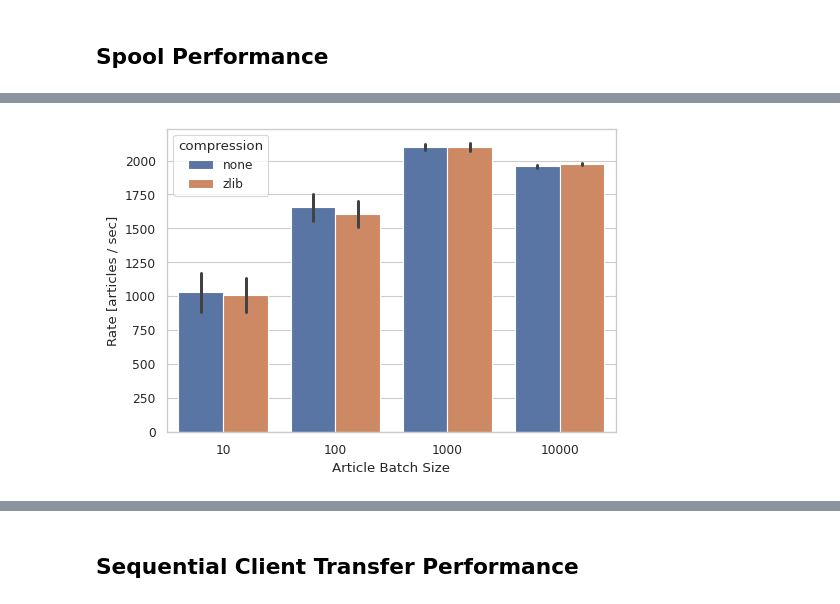
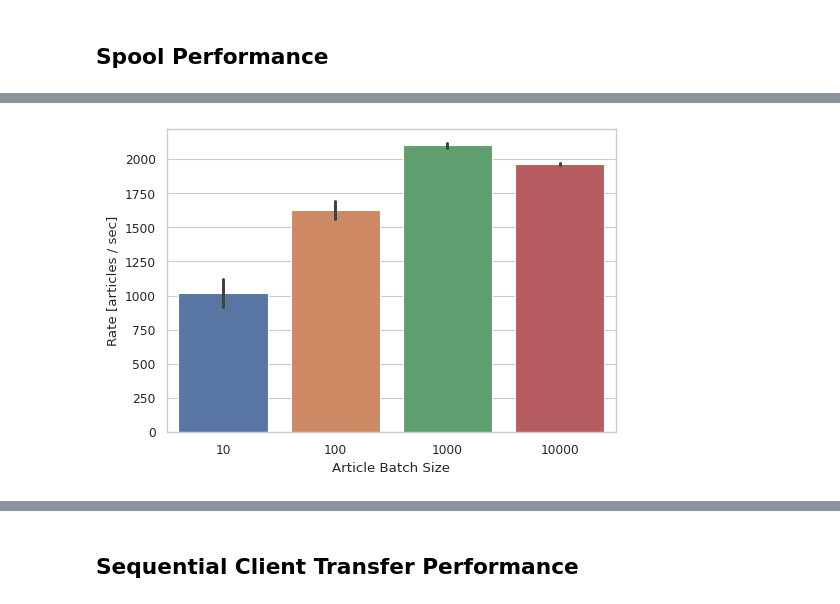
Before and after one commit to teschmitt/monntpy-lab, a Jupyter notebook: EvalPerformance.ipynb, the cells around one changed output, grey strips where cells are left out. Saved outputs shown, nothing was run; the diff lists cells and outputs as text; code cells hidden in the pictures.

```diff
--- a/EvalPerformance.ipynb
+++ b/EvalPerformance.ipynb
@@ -25,3 +31,8 @@ def make_table(df):
+# %%
+def get_runs(df, sr):
+    if sr == "none" or sr == "zlib":
+        return df[df["compression"] == sr]
+    return df
 # %% [markdown]
 ## Ingestion Performance
 # %%
@@ -77,13 +90,14 @@ table_monntpy_spool
 # %%
-df_dtnd_spool = pd.read_csv(dtnd_spool_stats, sep=";")
+show_runs_dtnd_spool = "all"
+df_dtnd_spool = get_runs(pd.read_csv(dtnd_spool_stats, sep=";"), show_runs_dtnd_spool)
 
-g = sns.barplot(data=df_dtnd_spool, x="num_articles", y="rate", hue="compression")
+g = sns.barplot(data=df_dtnd_spool, x="num_articles", y="rate", hue="compression" if show_runs_dtnd_spool == "sep" else None)
 # g = sns.barplot(data=df_dtnd_spool[df_dtnd_spool["compression"] == "none"], x="num_articles", y="rate")
 _ = g.set(xlabel='Article Batch Size', ylabel='Rate [articles / sec]')
 
-# plt.savefig("figures/ch6_eval_dtnd_spool.pdf")
+# plt.savefig("ch6_eval_dtnd_spool.pdf")
 # %% [output]
-[figure, old version]
+[figure, new version]
 # %%
 table_dtnd_spool = make_table(df_dtnd_spool)
 
```
Also changed, not shown: parts of 6 cells of this notebook, 13 other files.
